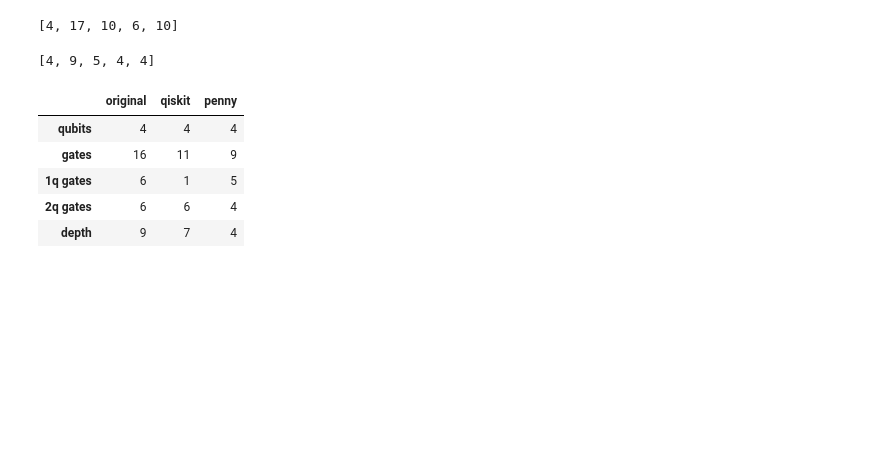
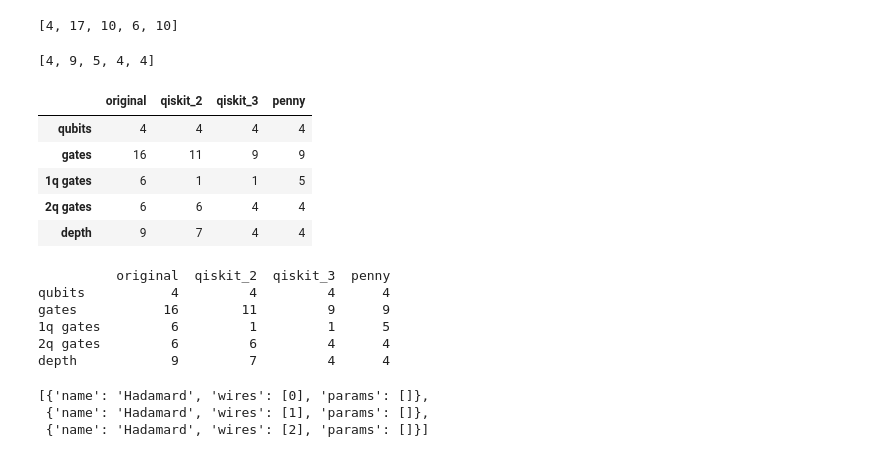
Before and after one commit to 24shiny/Quantum-transpilation, a Jupyter notebook: comparison.ipynb, the cells around one changed output. Drawn from its saved outputs; the diff is of its cells as text; code cells hidden in the pictures; blank space fills up the shorter version.

```diff
--- a/comparison.ipynb
+++ b/comparison.ipynb
@@ -64,8 +66,8 @@ summary_qiskit(qc)
 # %%
 # Transpile with qiskit
 backend = Aer.get_backend('qasm_simulator')
-transpiled_qiskit = transpile(qc, backend) # level 2
-summary_qiskit(transpiled_qiskit)
+transpiled_qiskit_2 = transpile(qc, backend) # level 2
+summary_qiskit(transpiled_qiskit_2)
 # %% [output]
 [4, 11, 1, 6, 7]
 # %%
@@ -83,3 +85,7 @@ global phase: 6.0332
                                    └───┘      ░  ║  ║  ║ └╥┘
 meas: 4/═════════════════════════════════════════╩══╩══╩══╩═
                                                  0  1  2  3
+# %%
+transpiled_qiskit_3 = transpile(qc, backend, optimization_level=3) # level 3
+print(summary_qiskit(transpiled_qiskit_3))
+transpiled_qiskit_3.draw()
@@ -116,16 +136,17 @@ summary_penny(transpiled_penny)
 # %% [output]
 [4, 9, 5, 4, 4]
 # %%
-df = pd.DataFrame(columns=['original','qiskit','penny'])
+df = pd.DataFrame(columns=['original','qiskit_2','qiskit_3','penny'])
 df['original'] = summary_qiskit(qc)
-df['qiskit'] = summary_qiskit(transpiled_qiskit)
+df['qiskit_2'] = summary_qiskit(transpiled_qiskit_2)
+df['qiskit_3'] = summary_qiskit(transpiled_qiskit_3)
 df['penny'] = summary_penny(transpiled_penny)
 df.index = ['qubits', 'gates', '1q gates', '2q gates', 'depth']
 df
 # %% [output]
-|  | original | qiskit | penny |
-| qubits | 4 | 4 | 4 |
-| gates | 16 | 11 | 9 |
-| 1q gates | 6 | 1 | 5 |
-| 2q gates | 6 | 6 | 4 |
-| depth | 9 | 7 | 4 |
+|  | original | qiskit_2 | qiskit_3 | penny |
+| qubits | 4 | 4 | 4 | 4 |
+| gates | 16 | 11 | 9 | 9 |
+| 1q gates | 6 | 1 | 1 | 5 |
+| 2q gates | 6 | 6 | 4 | 4 |
+| depth | 9 | 7 | 4 | 4 |
@@ -131,0 +162,9 @@ df
+# %%
+make_table(qc)
+# %% [output]
+          original  qiskit_2  qiskit_3  penny
+qubits           4         4         4      4
+gates           16        11         9      9
+1q gates         6         1         1      5
+2q gates         6         6         4      4
+depth            9         7         4      4
@@ -131,0 +182,18 @@ df
+# %%
+gate_name = []
+gate_info = []
+for op in ds.circuits[0]:
+    name = op.name
+    gate_name.append(name)
+    wires = [int(w) for w in op.wires]
+    params = op.parameters
+    gate_info.append({
+        "name": name,
+        "wires": wires,
+        "params": params,
+    })
+gate_info[:3]
+# %% [output]
+[{'name': 'Hadamard', 'wires': [0], 'params': []},
+ {'name': 'Hadamard', 'wires': [1], 'params': []},
+ {'name': 'Hadamard', 'wires': [2], 'params': []}]
```
Also changed, not shown: parts of 12 cells of this notebook.
